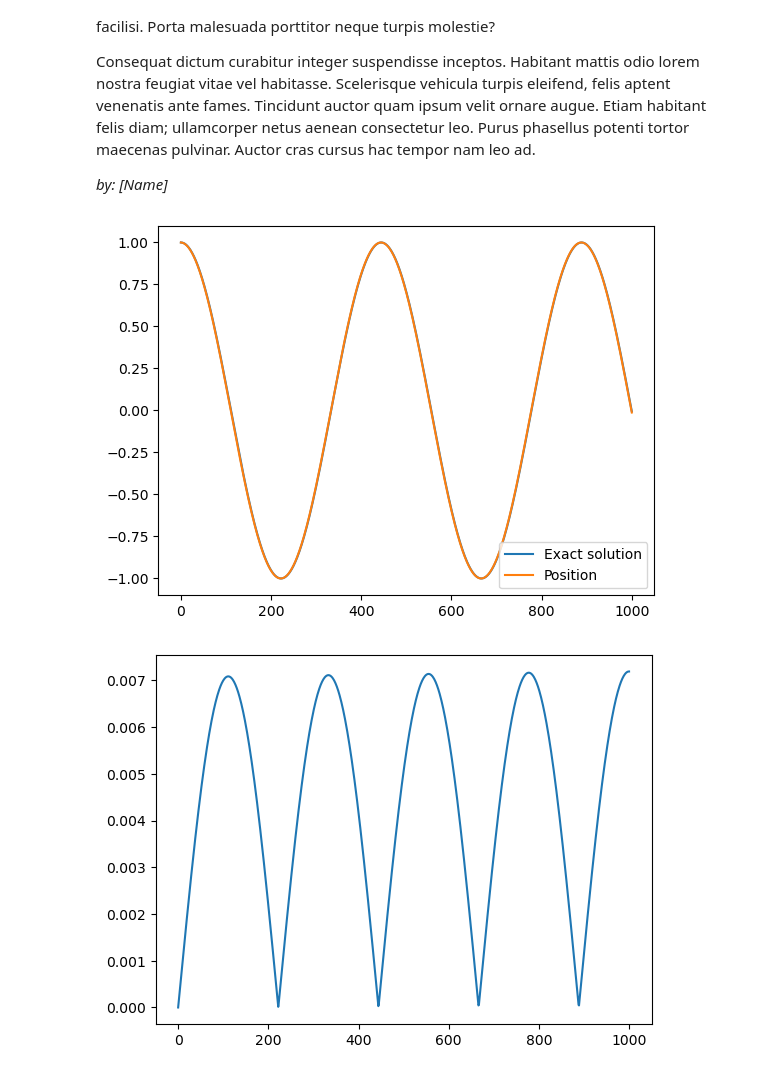
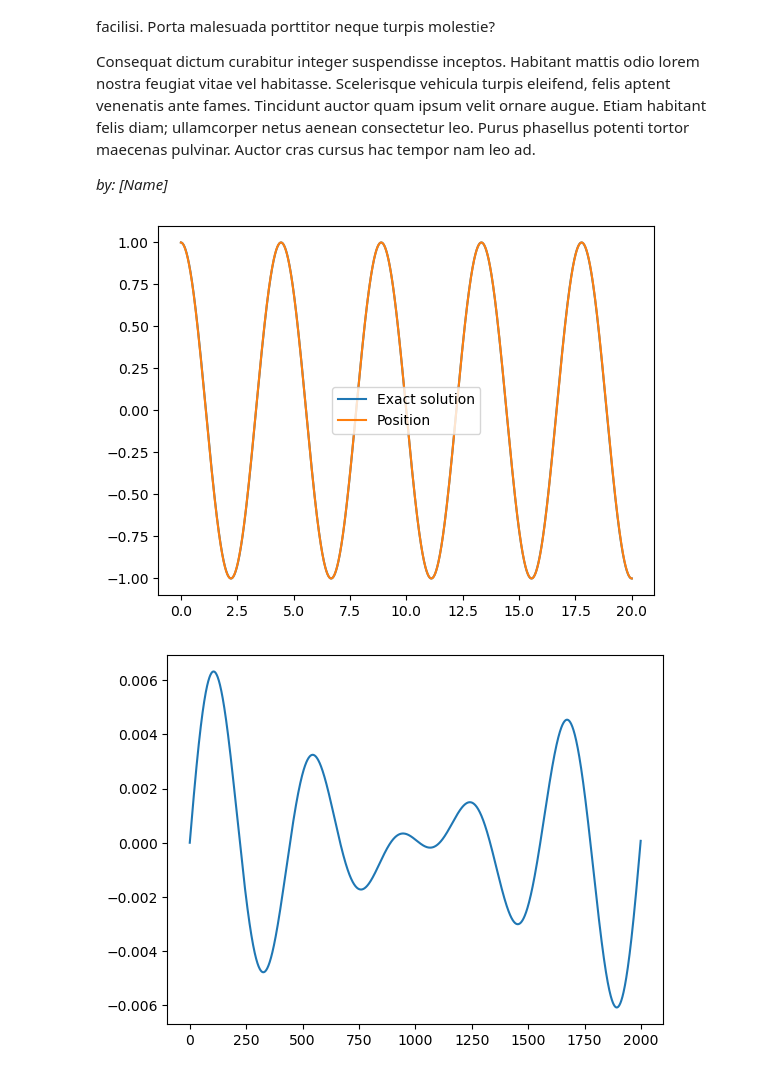
Before and after one commit to kingilsildor/CLS-Scientific_Computing-Assignment3, a Jupyter notebook: interface.ipynb, the cells around one changed output. Saved outputs shown, nothing was run; the diff lists cells and outputs as text; code cells hidden in the pictures.

```diff
--- a/interface.ipynb
+++ b/interface.ipynb
@@ -203,8 +203,9 @@ _by: [Name]_
 # %%
 # LOCAL IMPORT
 # %%
-num_time_steps = 1000
+T = 20
 delta_t = 0.01
+num_time_steps = int(T//delta_t)
 
 m = 1
 k = 2
@@ -224,22 +225,23 @@ for i in range(num_time_steps):
     v_list[i + 1] = v_list[i] + delta_t * F(x_list[i+1])/m
 # %%
 # Plot the position of the mass over time + the velocity of the mass over time
-t = np.linspace(0, delta_t * num_time_steps, num_time_steps + 1)
+t = np.linspace(0, T, num_time_steps + 1)
 A = 1
 omega = np.sqrt(k/m)
 phi = np.pi/2
 exact_sol = A * np.sin(omega * t + phi)
 
-plt.plot(exact_sol, label='Exact solution')
-plt.plot(x_list, label='Position')
+plt.plot(t, exact_sol, label='Exact solution')
+plt.plot(t, x_list, label='Position')
 plt.legend()
 plt.show()
 
-plt.plot(np.abs(exact_sol - x_list))
+# plt.plot(np.abs(exact_sol - x_list))
+plt.plot(exact_sol - x_list)
 plt.show()
 
 plt.plot(v_list, label='Velocity')
 plt.show()
 # %% [output]
-[figure, old version]
+[figure, new version]
-[figure, old version]
+[figure, new version]
```
Also changed, not shown: parts of 3 cells of this notebook, 1 other file.
